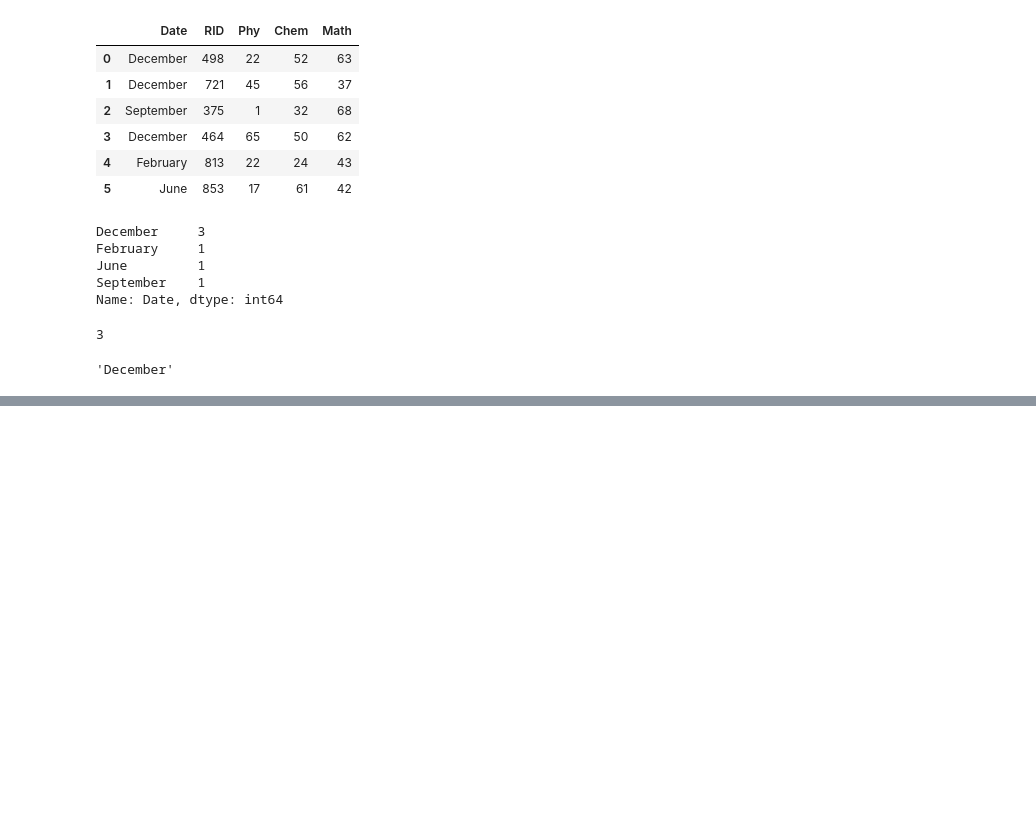
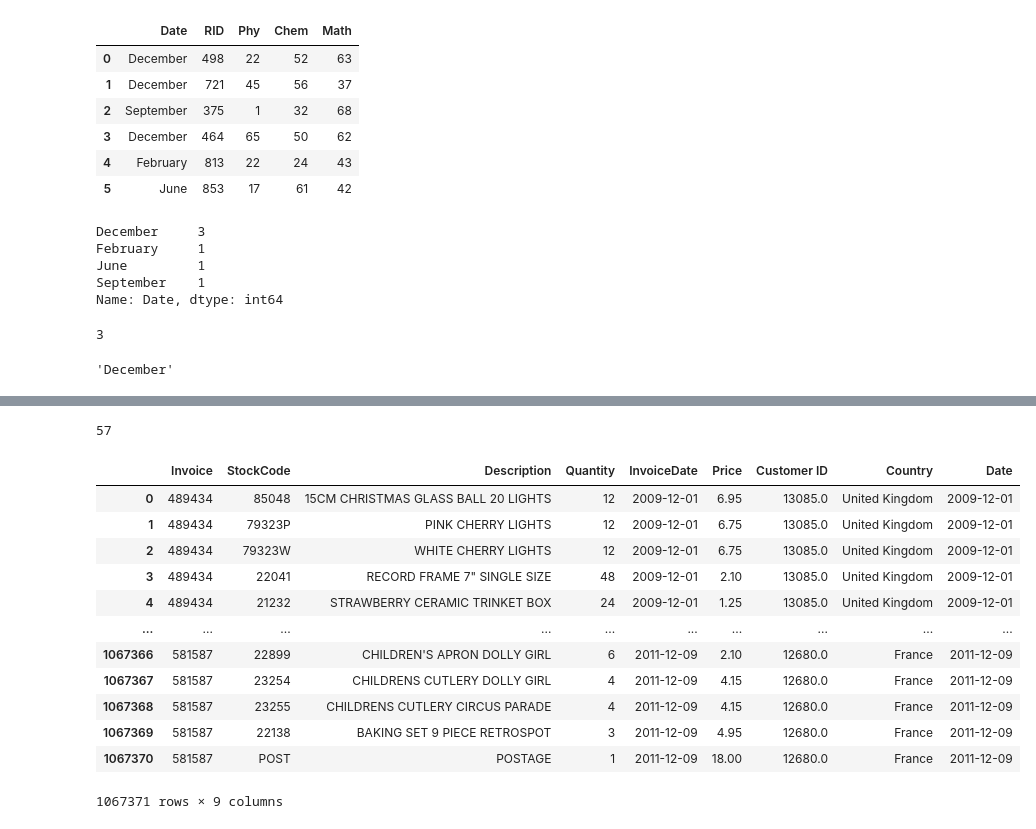
Before and after one commit to akkySrivastava/ai-ml-exercises, a Jupyter notebook: foundations/Pandas/Pfizer Experiment Analysis/Practise Assignment.ipynb, the cells around one changed output, grey strips where cells are left out. Cells and saved outputs as stored; diff of their text form; code cells hidden in the pictures; blank space fills up the shorter version.

```diff
--- a/foundations/Pandas/Pfizer Experiment Analysis/Practise Assignment.ipynb
+++ b/foundations/Pandas/Pfizer Experiment Analysis/Practise Assignment.ipynb
@@ -273,0 +327,4 @@ month
+# %%
+sales = pd.read_csv("https://d2beiqkhq929f0.cloudfront.net/public_assets/assets/000/003/717/original/sales_dataset.csv?1651728217")
+
+sales.head()
@@ -273,0 +488,26 @@ month
+# %%
+# sales['InvoiceDate']=pd.to_datetime(sales['InvoiceDate'])
+# sales['Date']=pd.to_datetime(sales['InvoiceDate'].dt.date)
+
+ans=sales[sales['Date']=='2011-06-22']
+ans['Customer ID'].nunique()
+
+# sales
+# %% [output]
+57
+# %%
+sales
+# %% [output]
+|  | Invoice | StockCode | Description | Quantity | InvoiceDate | Price | Customer ID | Country | Date |
+| 0 | 489434 | 85048 | 15CM CHRISTMAS GLASS BALL 20 LIGHTS | 12 | 2009-12-01 | 6.95 | 13085.0 | United Kingdom | 2009-12-01 |
+| 1 | 489434 | 79323P | PINK CHERRY LIGHTS | 12 | 2009-12-01 | 6.75 | 13085.0 | United Kingdom | 2009-12-01 |
+| 2 | 489434 | 79323W | WHITE CHERRY LIGHTS | 12 | 2009-12-01 | 6.75 | 13085.0 | United Kingdom | 2009-12-01 |
+| 3 | 489434 | 22041 | RECORD FRAME 7" SINGLE SIZE | 48 | 2009-12-01 | 2.10 | 13085.0 | United Kingdom | 2009-12-01 |
+| 4 | 489434 | 21232 | STRAWBERRY CERAMIC TRINKET BOX | 24 | 2009-12-01 | 1.25 | 13085.0 | United Kingdom | 2009-12-01 |
+| ... | ... | ... | ... | ... | ... | ... | ... | ... | ... |
+| 1067366 | 581587 | 22899 | CHILDREN'S APRON DOLLY GIRL | 6 | 2011-12-09 | 2.10 | 12680.0 | France | 2011-12-09 |
+| 1067367 | 581587 | 23254 | CHILDRENS CUTLERY DOLLY GIRL | 4 | 2011-12-09 | 4.15 | 12680.0 | France | 2011-12-09 |
+| 1067368 | 581587 | 23255 | CHILDRENS CUTLERY CIRCUS PARADE | 4 | 2011-12-09 | 4.15 | 12680.0 | France | 2011-12-09 |
+| 1067369 | 581587 | 22138 | BAKING SET 9 PIECE RETROSPOT | 3 | 2011-12-09 | 4.95 | 12680.0 | France | 2011-12-09 |
+| 1067370 | 581587 | POST | POSTAGE | 1 | 2011-12-09 | 18.00 | 12680.0 | France | 2011-12-09 |
+1067371 rows × 9 columns
```
Also changed, not shown: parts of 33 cells of this notebook, 38 other files.
